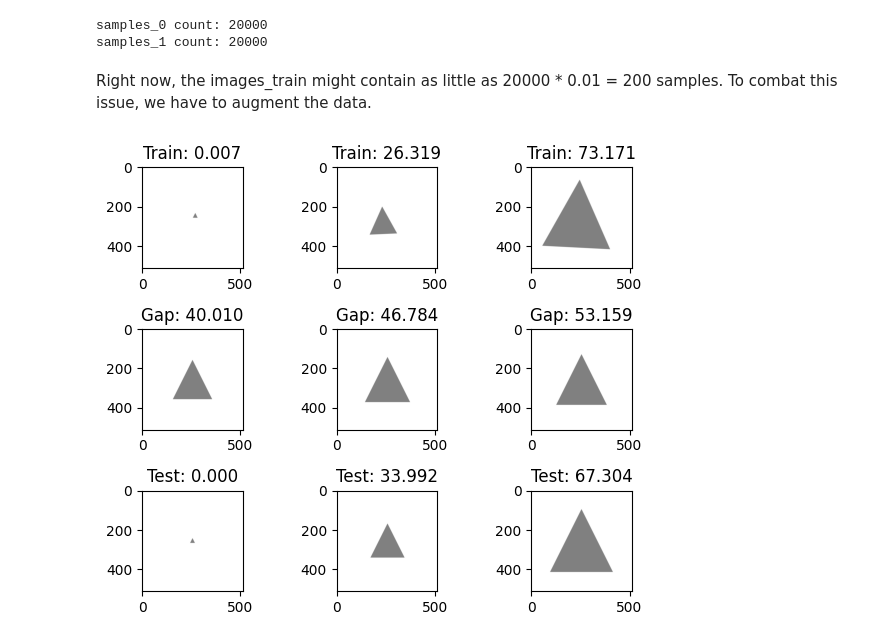
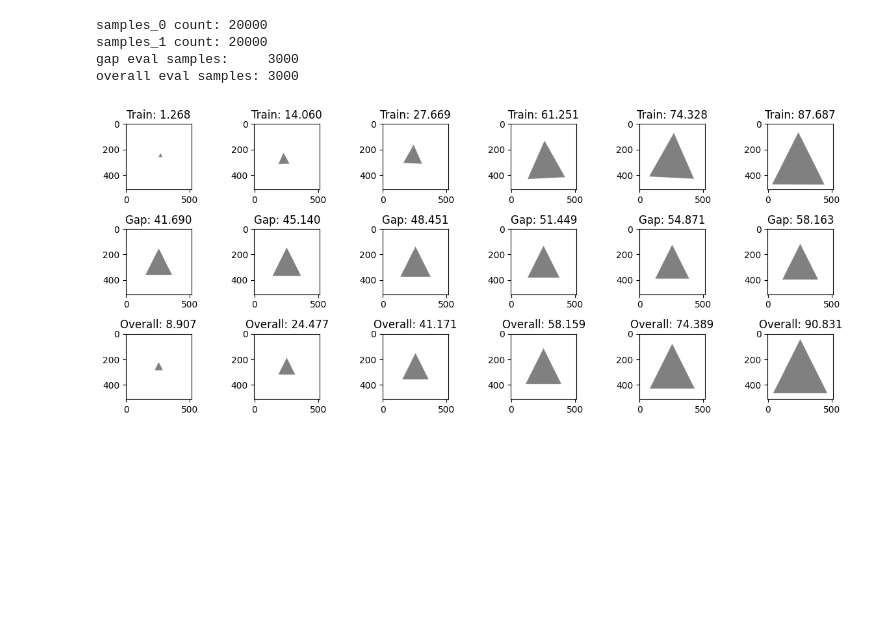
Before and after one commit to DJsushi/mglyph-ml, a Jupyter notebook: notebooks/experiment-1.ipynb, the cells around one changed output. Cells and saved outputs as stored; diff of their text form; code cells hidden in the pictures; blank space fills up the shorter version.

```diff
--- a/notebooks/experiment-1.ipynb
+++ b/notebooks/experiment-1.ipynb
@@ -33,14 +28,14 @@ from mglyph_ml.experiment.e1.util import load_image_into_ndarray
 # %%
-task_name = "Experiment 1.2.1"
-task_tag = "exp-1.2.1"
-dataset_path = Path("../data/uni.mglyph")
+task_name = "Experiment 1.2.3"
+task_tag = "exp-1.2.3"
+dataset_path = Path("data/uni.mglyph")
 gap_start_x = 40.0
 gap_end_x = 60.0
-quick = True
 seed = 420
 max_epochs = 10
-offline = True
+offline = False
 batch_size = 92
-data_loader_num_workers = 32
-n_of_gap_samples = 1000
+data_loader_num_workers = 40
+n_of_gap_samples = 3000
+n_of_overall_samples = 3000
 # %%
@@ -60,7 +72,7 @@ ClearML Monitor: Could not detect iteration reporting, falling back to iteration
 # %%
 # loading everything... this cell takes the longest time
 # Load the entire zip file into memory
-with open(path, "rb") as f:
+with open(dataset_path, "rb") as f:
     temp_archive = ZipFile(BytesIO(f.read()))
 
 manifest_data = temp_archive.read("manifest.json")
@@ -73,18 +85,26 @@ print(f"samples_0 count: {len(samples_0)}")
 print(f"samples_1 count: {len(samples_1)}")
 
 # Create index mappings for each subset
+_eval_rng = random.Random(seed)
+
 indices_train = [i for i, sample in enumerate(samples_0) if sample.x < gap_start_x or sample.x >= gap_end_x]
+
 indices_gap = [i for i, sample in enumerate(samples_0) if sample.x >= gap_start_x and sample.x < gap_end_x]
-indices_test = list(range(len(samples_1)))
+n_gap_actual = min(n_of_gap_samples, len(indices_gap))
+indices_gap = _eval_rng.sample(indices_gap, n_gap_actual)
+indices_gap.sort()
 
+all_indices_1 = list(range(len(samples_1)))
+n_overall_actual = min(n_of_overall_samples, len(all_indices_1))
+indices_overall = _eval_rng.sample(all_indices_1, n_overall_actual)
+indices_overall.sort()
 
 # Load all images from memory using OpenCV (faster than PIL, directly to numpy)
 def load_image_cv2(sample):
     img_bytes = temp_archive.read(sample.filename)
     img_array = cv2.imdecode(np.frombuffer(img_bytes, np.uint8), cv2.IMREAD_COLOR)
     # OpenCV loads in BGR, convert to RGB
-    return cv2.cvtColor(img_array, cv2.COLOR_BGR2RGB)
-
+    return img_array
 
 with ThreadPoolExecutor(max_workers=32) as executor:
     images_0 = list(executor.map(load_image_cv2, samples_0))
@@ -92,23 +112,22 @@ with ThreadPoolExecutor(max_workers=32) as executor:
 
 temp_archive.close()
 
-# reduce the number of validation samples
-indices_gap = [i for i in indices_gap[:: len(indices_gap) // n_of_gap_samples]]
-
+print(f"gap eval samples:     {len(indices_gap)}")
+print(f"overall eval samples: {len(indices_overall)}")
 
 # Reference image subsets using indices
 images_train = [images_0[i] for i in indices_train]
 images_gap = [images_0[i] for i in indices_gap]
-images_test = [images_1[i] for i in indices_test]
+images_overall = [images_0[i] for i in indices_overall]
 
 labels_train = [samples_0[i].x for i in indices_train]
 labels_gap = [samples_0[i].x for i in indices_gap]
-labels_test = [samples_1[i].x for i in indices_test]
+labels_overall = [samples_0[i].x for i in indices_overall]
 # %% [output]
 samples_0 count: 20000
 samples_1 count: 20000
+gap eval samples:     3000
+overall eval samples: 3000
-# %% [markdown]
-Right now, the images_train might contain as little as 20000 * 0.01 = 200 samples. To combat this issue, we have to augment the data.
 # %%
 # dataset creation
 affine = A.Affine(
@@ -136,40 +155,42 @@ def just_normalize(image: np.ndarray) -> torch.Tensor:
 
 dataset_train = GlyphDataset(images=images_train, labels=labels_train, transform=affine_and_normalize)
 dataset_gap = GlyphDataset(images=images_gap, labels=labels_gap, transform=just_normalize)
-dataset_test = GlyphDataset(images=images_test, labels=labels_test, transform=just_normalize)
+dataset_overall = GlyphDataset(images=images_overall, labels=labels_overall, transform=just_normalize)
 # %%
 # Display sample images from datasets
 
-fig, axes = plt.subplots(3, 3, figsize=(6, 5))
+x_samples = 6
 
-# Display 3 training images
-for i in range(3):
-    idx = i * len(dataset_train) // 3
+fig, axes = plt.subplots(3, x_samples, figsize=(2 * x_samples, 5))
+
+# training images
+for i in range(x_samples):
+    idx = i * len(dataset_train) // x_samples + len(dataset_gap) // x_samples // 2
     img_tensor, label = dataset_train[idx]
     img = img_tensor.permute(1, 2, 0).numpy()
     axes[0, i].imshow(img)
     axes[0, i].set_title(f"Train: {label * 100.0:.3f}")
 
-# Display 3 gap images
-for i in range(3):
-    idx = i * len(dataset_gap) // 3
+# gap images
+for i in range(x_samples):
+    idx = i * len(dataset_gap) // x_samples + len(dataset_gap) // x_samples // 2
     img_tensor, label = dataset_gap[idx]
     img = img_tensor.permute(1, 2, 0).numpy()
     axes[1, i].imshow(img)
     axes[1, i].set_title(f"Gap: {label * 100.0:.3f}")
 
-# Display 3 test images
-for i in range(3):
-    idx = i * len(dataset_test) // 3
-    img_tensor, label = dataset_test[idx]
+# test images
+for i in range(x_samples):
+    idx = i * len(dataset_overall) // x_samples + len(dataset_overall) // x_samples // 2
+    img_tensor, label = dataset_overall[idx]
     img = img_tensor.permute(1, 2, 0).numpy()
     axes[2, i].imshow(img)
-    axes[2, i].set_title(f"Test: {label * 100.0:.3f}")
+    axes[2, i].set_title(f"Overall: {label * 100.0:.3f}")
 
 plt.tight_layout()
 plt.show()
 # %% [output]
-[figure, old version]
+[figure, new version]
 # %%
 from mglyph_ml.nn.glyph_regressor_gen2 import GlyphRegressor
 
```
Also changed, not shown: parts of 4 cells of this notebook, 4 other files.
